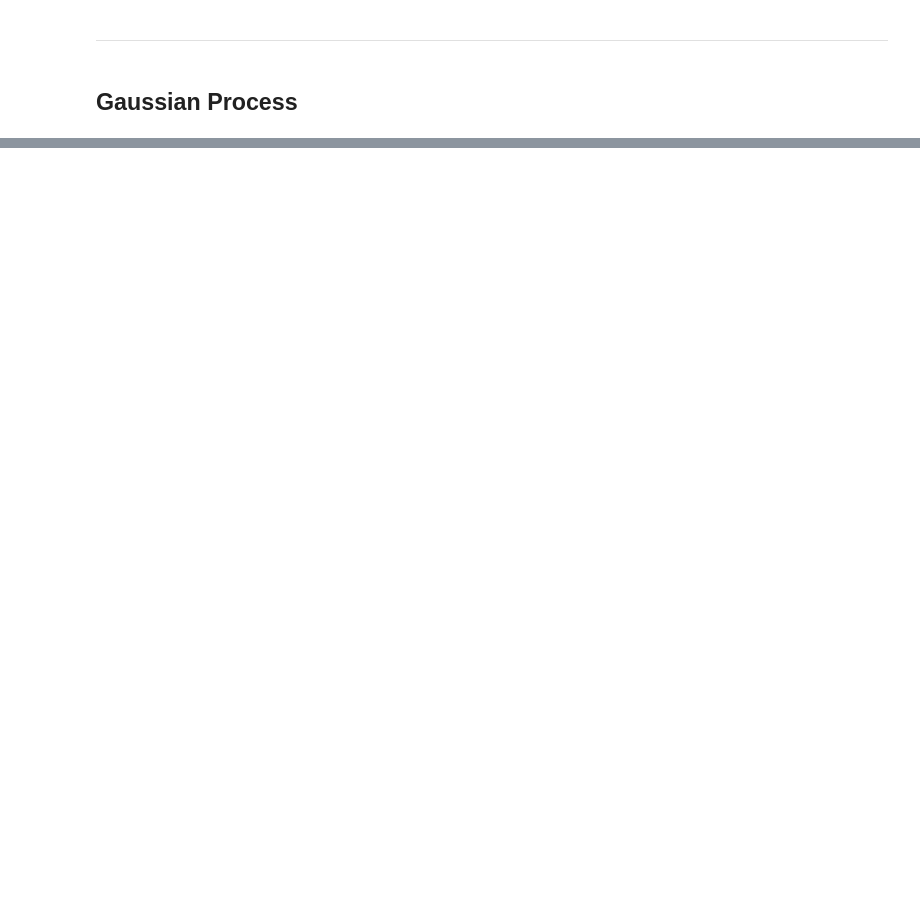
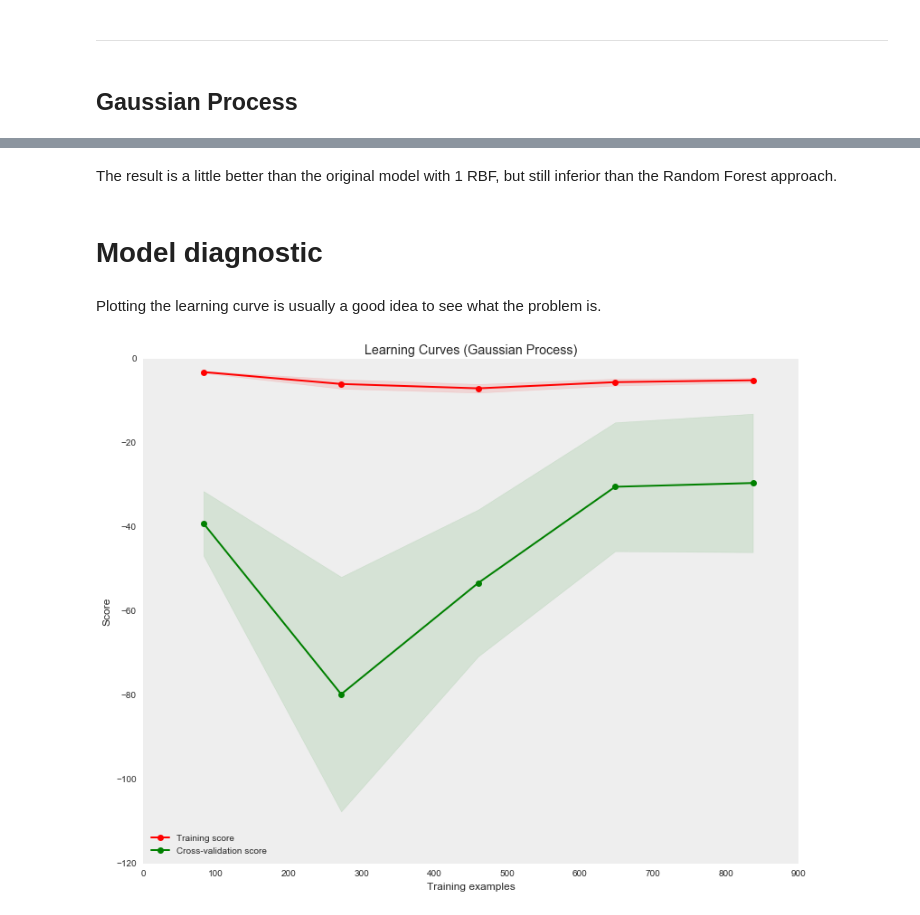
Before and after one commit to du-phan/DengAI, a Jupyter notebook: DengAi.ipynb, the cells around one changed output, grey strips where cells are left out. Cells and saved outputs as stored; diff of their text form; code cells hidden in the pictures; blank space fills up the shorter version.

Commit message:
add learning curve function, test 2RBF gaussian process model

```diff
--- a/DengAi.ipynb
+++ b/DengAi.ipynb
@@ -477,3 +551,0 @@ gp = GaussianProcessRegressor(kernel=combo_kernel,
-# %%
-modelfit(gp, df_sj, predictors[:-2], target)
-modelfit(gp, df_iq, predictors[:-2], target)
@@ -488,3 +551,0 @@ Mean - 6.735 | Median - 6.616 | Std - 2.025 | Min - 3.77 | Max - 10.24
-# %%
-modelfit(gp, df_sj, predictors[:-2], target)
-modelfit(gp, df_iq, predictors[:-2], target)
@@ -492,0 +552,5 @@ ValueError: array must not contain infs or NaNs
+# %%
+additive_rbf_kernel = RBF(1) + RationalQuadratic() + WhiteKernel()
+gp = GaussianProcessRegressor(kernel=additive_rbf_kernel, n_restarts_optimizer=10, normalize_y=True)
+
+modelfit(gp, df_sj, predictors[:-2], target)
@@ -525,4 +573,0 @@ kernel = GPy.kern.RBF(input_dim=len(predictors[:-2]), variance=1., lengthscale=1
-# %%
-X = df_sj[predictors[:-2]].values
-y = np.array([df_sj[target].values]).reshape(-1,1)
-X.shape
@@ -549,0 +574,6 @@ r1,r2 = m.predict(df_sj[predictors[:-2]].values)
+# %% [markdown]
+The result is a little better than the original model with 1 RBF, but still inferior than the Random Forest approach.
+# %% [markdown]
+# Model diagnostic
+# %% [markdown]
+Plotting the learning curve is usually a good idea to see what the problem is.
@@ -549,0 +649,22 @@ r1,r2 = m.predict(df_sj[predictors[:-2]].values)
+# %%
+%%time
+
+from sklearn.model_selection import ShuffleSplit
+from sklearn.model_selection import learning_curve
+
+X = df_sj[predictors[:-2]]
+y = df_sj[target]
+
+title = "Learning Curves (Gaussian Process)"
+# Cross validation with 20 iterations to get smoother mean test and train
+# score curves, each time with 20% data randomly selected as a validation set.
+#cv = ShuffleSplit(n_splits=20, test_size=0.2, random_state=0)
+
+#rbf_kernel = RBF()
+#gp = GaussianProcessRegressor(kernel=rbf_kernel, n_restarts_optimizer=10, normalize_y=True)
+rf = RandomForestRegressor(n_estimators=300, n_jobs=-1)
+plot_learning_curve(rf, title, X, y, cv=10, n_jobs=-1)
+
+plt.show()
+# %% [output]
+[figure, added]
```
Also changed, not shown: parts of 28 cells of this notebook.
